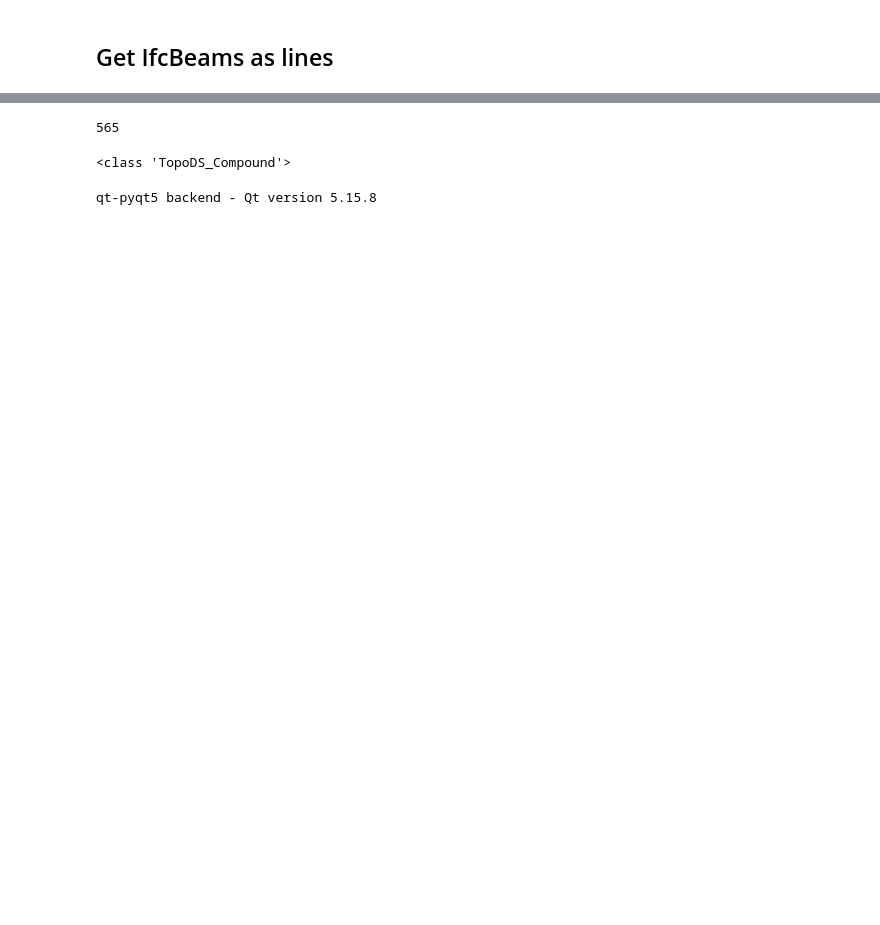
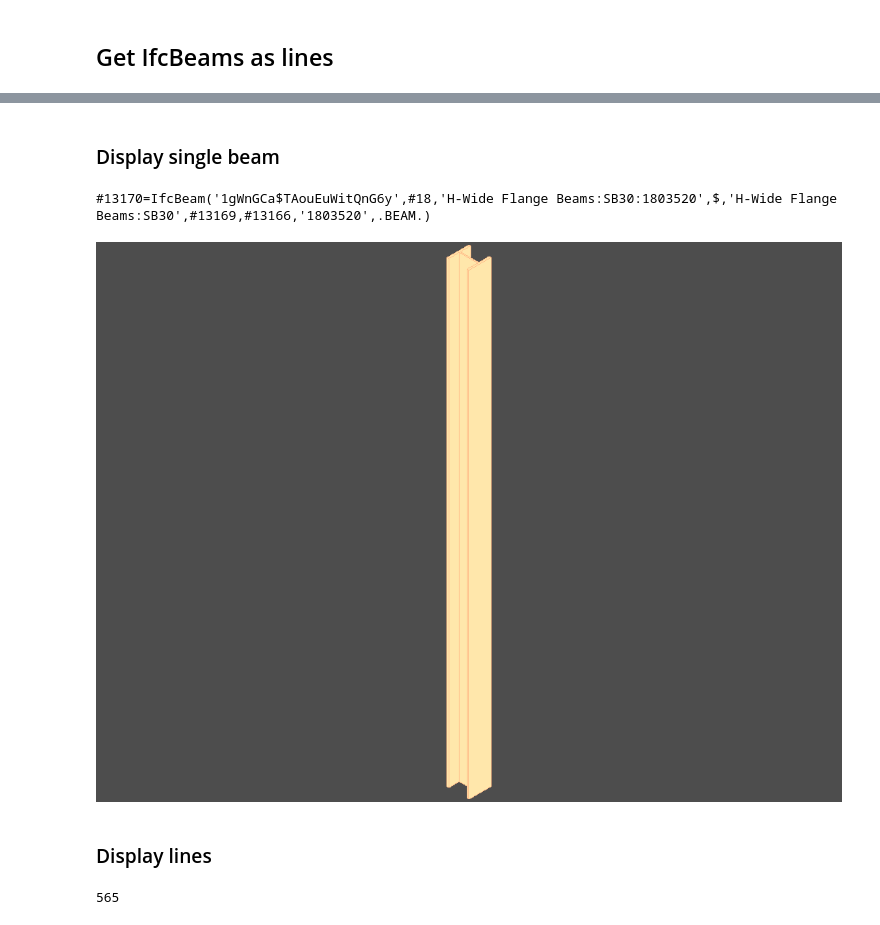
Before and after one commit to KaareH/DTU_E23_41934_Advanced-BIM, a Jupyter notebook: Assignments/A2/AdvBIM-A2_Analysis.ipynb, the cells around one changed output, grey strips where cells are left out. Cells and saved outputs as stored; diff of their text form; code cells hidden in the pictures; blank space fills up the shorter version.

```diff
--- a/Assignments/A2/AdvBIM-A2_Analysis.ipynb
+++ b/Assignments/A2/AdvBIM-A2_Analysis.ipynb
@@ -146,5 +163,18 @@ slabs = bearingElements['IfcSlab']
 walls = bearingElements['IfcWall']
 elements = [*beams, *columns, *slabs, *walls]
 elementsColWalls = [*beams, *columns]
+# %% [markdown]
+### Display single beam
+# %%
+beam = beams[6]
+beam
+# %% [output]
+#13170=IfcBeam('1gWnGCa$TAouEuWitQnG6y',#18,'H-Wide Flange Beams:SB30:1803520',$,'H-Wide Flange Beams:SB30',#13169,#13166,'1803520',.BEAM.)
+# %%
+RenderImage(ElementsRenderFunc, elements={beam.GlobalId: beam})
+# %% [output]
+[figure, added]
+# %% [markdown]
+### Display lines
 # %%
 beamCurves = getCurveShapes(beams)
@@ -156,20 +185,0 @@ len(beamCurves)
-# %%
-curveShapes = beamCurves
-curveShape = curveShapes[0]
-curveShape.geometry
-# %% [output]
-<class 'TopoDS_Compound'>
-# %%
-occ_display, start_display, add_menu, add_function_to_menu = init_display()
-for curveShape in [curveShapes[i] for i in range(len(curveShapes))]:
-    occ_display.DisplayShape(curveShape.geometry)
-    # occ_display.DisplayShape(curveShape, update=True)
-
-# occ_display.DisplayShape(curveShape, update=True)
-# occ_display.SetRaytracingMode(depth=3)
-
-occ_display.FitAll()
-
-start_display()
-# %% [output]
-qt-pyqt5 backend - Qt version 5.15.8
```
Also changed, not shown: parts of 79 cells of this notebook, 2 other files.
